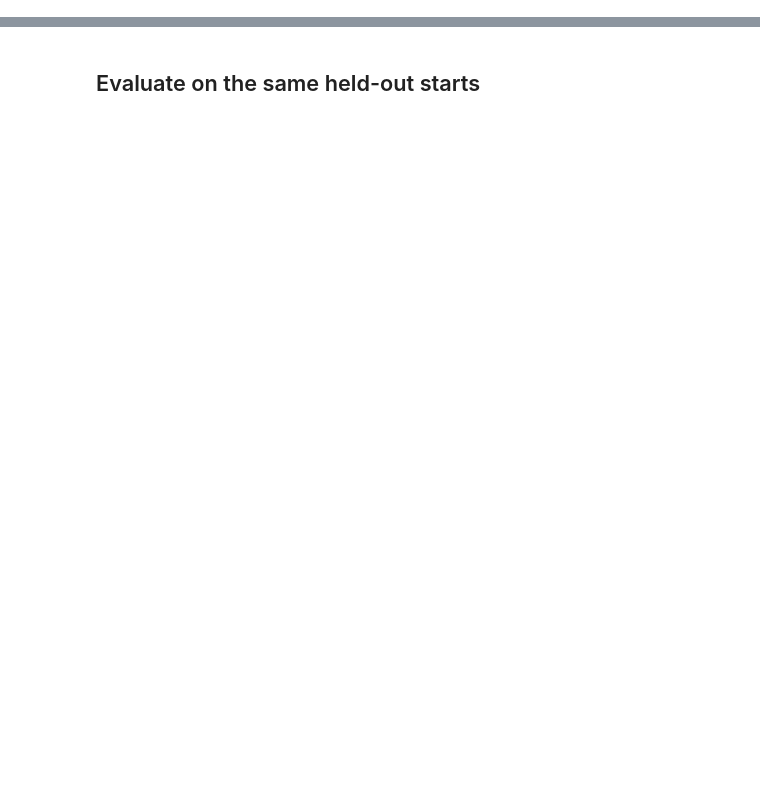
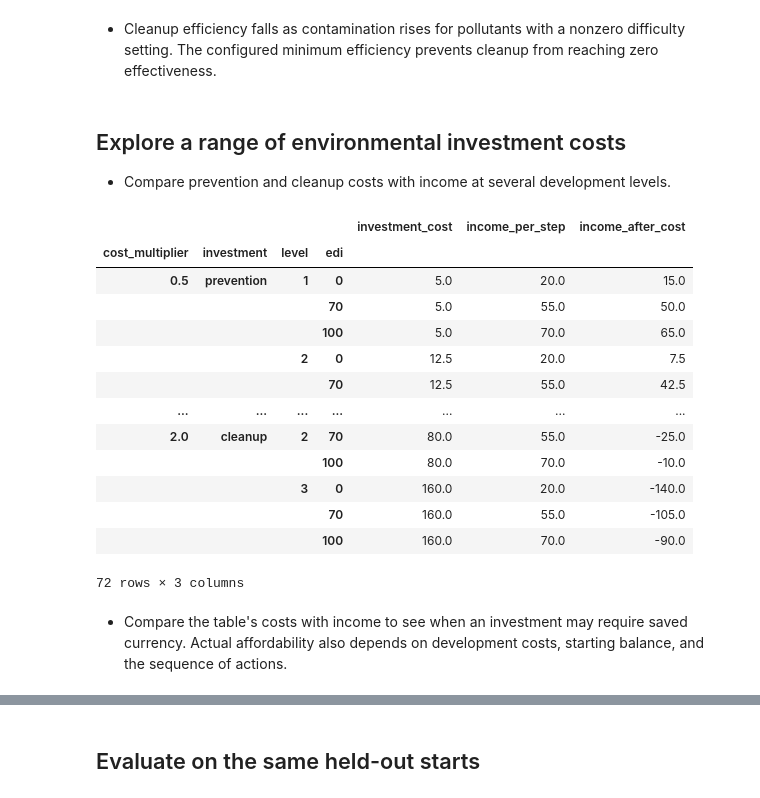
Before and after one commit to Barderus/regional-pollution-marl, a Jupyter notebook: study_2_economic_sustainability/notebooks/09_pollution_dynamics.ipynb, the cells around one changed output, grey strips where cells are left out. Drawn from its saved outputs; the diff is of its cells as text; code cells hidden in the pictures; blank space fills up the shorter version.

```diff
--- a/study_2_economic_sustainability/notebooks/09_pollution_dynamics.ipynb
+++ b/study_2_economic_sustainability/notebooks/09_pollution_dynamics.ipynb
@@ -414,0 +199,21 @@ Trained reduced_capacity_and_higher_cost across five seeds
+# %%
+HIGH_PREVENTION_OPTIONS = (0.40, 0.50, 0.60, 0.75)
+prevention_rows = []
+
+for prevention_fraction in HIGH_PREVENTION_OPTIONS:
+    for edi in EDI_LEVELS:
+        total_gross = 0
+        total_remaining = 0
+        for pollutant in config.pollutants:
+            gross = config.baseline_emissions[pollutant]
+            gross += config.edi_emissions_per_point[pollutant] * edi
+            total_gross += gross
+            total_remaining += gross * (1 - prevention_fraction)
+        prevention_rows.append({
+            "high_prevention_fraction": prevention_fraction,
+            "edi": edi,
+            "total_gross_emissions": total_gross,
+            "remaining_emissions": total_remaining,
+        })
+
+display(pd.DataFrame(prevention_rows).set_index(["high_prevention_fraction", "edi"]))
@@ -414,0 +272,44 @@ Trained reduced_capacity_and_higher_cost across five seeds
+# %% [markdown]
+- Cleanup efficiency falls as contamination rises for pollutants with a nonzero difficulty setting. The configured minimum efficiency prevents cleanup from reaching zero effectiveness.
+# %% [markdown]
+## Explore a range of environmental investment costs
+
+- Compare prevention and cleanup costs with income at several development levels.
+# %%
+INVESTMENT_COST_MULTIPLIERS = (0.5, 1.0, 1.5, 2.0)
+
+cost_rows = []
+for cost_multiplier in INVESTMENT_COST_MULTIPLIERS:
+    for investment_name, costs in (("prevention", config.prevention_costs),("cleanup", config.cleanup_costs)):
+        for level in range(1, len(costs)):
+            action_cost = costs[level] * cost_multiplier
+            for edi in (0, 70, 100):
+                income = config.income_base + config.income_per_edi * edi
+                cost_rows.append({
+                    "cost_multiplier": cost_multiplier,
+                    "investment": investment_name,
+                    "level": level,
+                    "edi": edi,
+                    "investment_cost": action_cost,
+                    "income_per_step": income,
+                    "income_after_cost": income - action_cost,
+                })
+
+display(pd.DataFrame(cost_rows).set_index(["cost_multiplier", "investment", "level", "edi"]))
+# %% [output]
+|  |  |  |  | investment_cost | income_per_step | income_after_cost |
+| cost_multiplier | investment | level | edi |  |  |  |
+| 0.5 | prevention | 1 | 0 | 5.0 | 20.0 | 15.0 |
+|  |  |  | 70 | 5.0 | 55.0 | 50.0 |
+|  |  |  | 100 | 5.0 | 70.0 | 65.0 |
+|  |  | 2 | 0 | 12.5 | 20.0 | 7.5 |
+|  |  |  | 70 | 12.5 | 55.0 | 42.5 |
+| ... | ... | ... | ... | ... | ... | ... |
+| 2.0 | cleanup | 2 | 70 | 80.0 | 55.0 | -25.0 |
+|  |  |  | 100 | 80.0 | 70.0 | -10.0 |
+|  |  | 3 | 0 | 160.0 | 20.0 | -140.0 |
+|  |  |  | 70 | 160.0 | 55.0 | -105.0 |
+|  |  |  | 100 | 160.0 | 70.0 | -90.0 |
+72 rows × 3 columns
+# %% [markdown]
+- Compare the table's costs with income to see when an investment may require saved currency. Actual affordability also depends on development costs, starting balance, and the sequence of actions.
```
Also changed, not shown: parts of 98 cells of this notebook, 2 other files.
